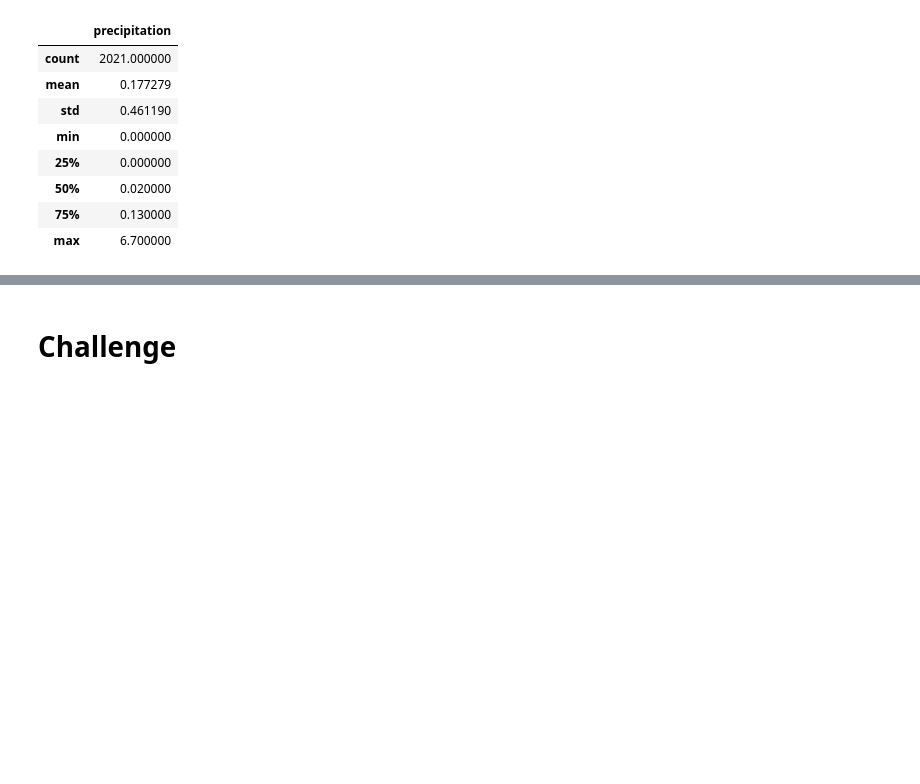
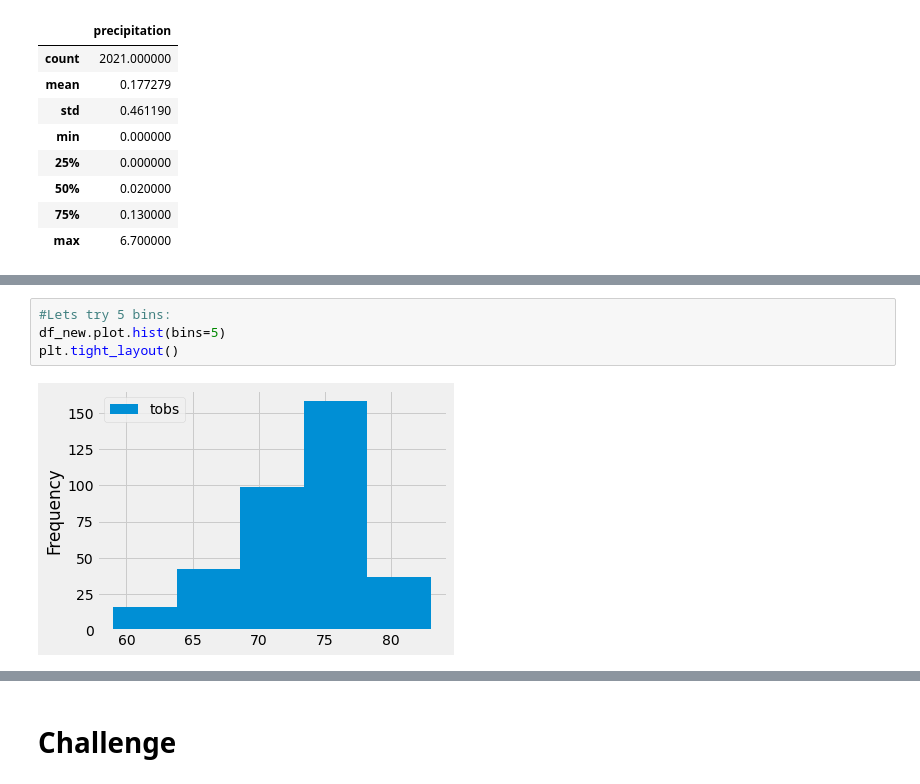
Before and after one commit to ariw237/surfs_up, a Jupyter notebook: climate_analysis.ipynb, the cells around one changed output, grey strips where cells are left out. Cells and saved outputs as stored; diff of their text form; blank space fills up the shorter version.

```diff
--- a/climate_analysis.ipynb
+++ b/climate_analysis.ipynb
@@ -144,3 +211,9 @@ df.describe()
+# %%
+#Lets try 5 bins:
+df_new.plot.hist(bins=5)
+plt.tight_layout()
+# %% [output]
+[figure, added]
 # %%
 # Write a function called `calc_temps` that will accept start date and end date in the format '%Y-%m-%d'
 # and return the minimum, average, and maximum temperatures for that range of dates
```
Also changed, not shown: parts of 14 cells of this notebook, 1 other file.
